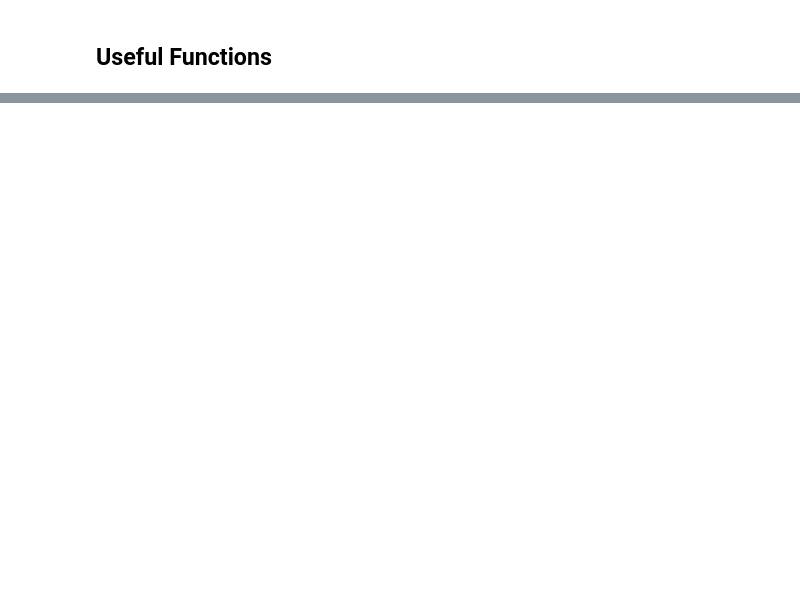
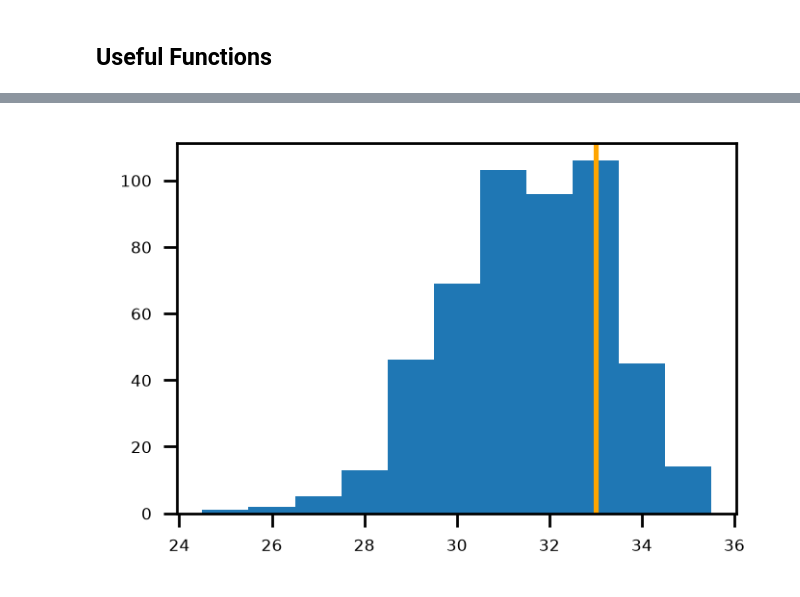
Before and after one commit to EvansOMalley/Plottionary, a Jupyter notebook: Plottionary.ipynb, the cells around one changed output, grey strips where cells are left out. Cells and saved outputs as stored; diff of their text form; code cells hidden in the pictures; blank space fills up the shorter version.

```diff
--- a/Plottionary.ipynb
+++ b/Plottionary.ipynb
@@ -37,0 +72,4 @@ Image
+# %%
+plot2()
+# %% [output]
+[figure, added]
```
Also changed, not shown: parts of 28 cells of this notebook, 12 other files.
